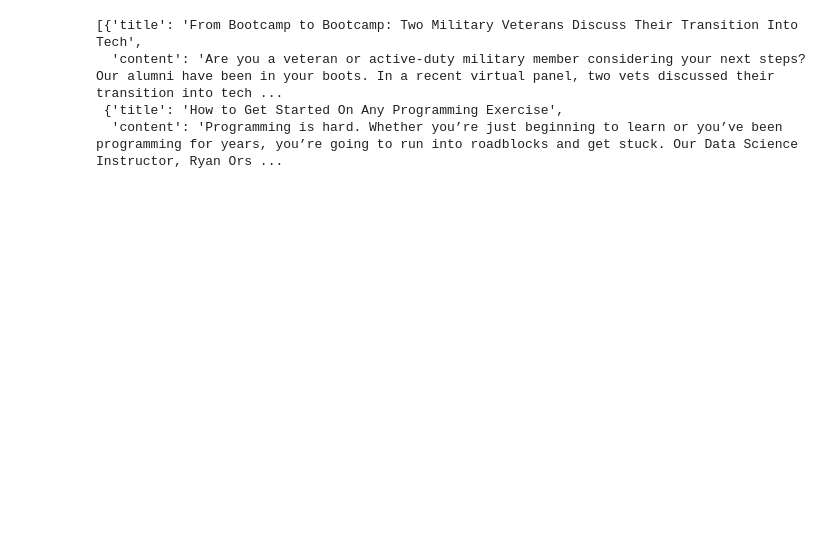
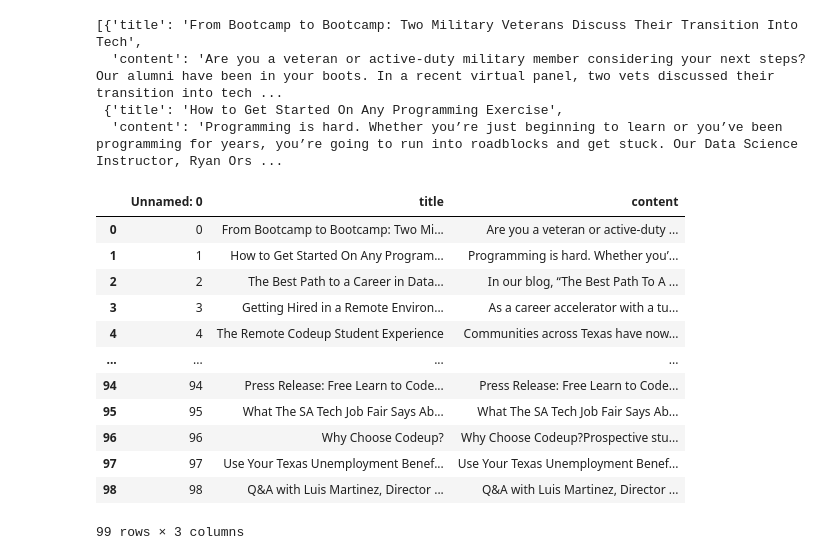
Before and after one commit to RyanMcCall/natural-language-processing, a Jupyter notebook: acquire_walkthrough.ipynb, the cells around one changed output. Saved outputs shown, nothing was run; the diff lists cells and outputs as text; code cells hidden in the pictures; blank space fills up the shorter version.

```diff
--- a/aquire_walkthrough.ipynb
+++ b/acquire_walkthrough.ipynb
@@ -248,3 +260,19 @@ articles[:2]
   'content': 'Are you a veteran or active-duty military member considering your next steps? Our alumni have been in your boots. In a recent virtual panel, two vets discussed their transition into tech ...
  {'title': 'How to Get Started On Any Programming Exercise',
   'content': 'Programming is hard. Whether you’re just beginning to learn or you’ve been programming for years, you’re going to run into roadblocks and get stuck. Our Data Science Instructor, Ryan Ors ...
+# %%
+acquire_codeup_blog.get_all_blog_articles()
+# %% [output]
+|  | Unnamed: 0 | title | content |
+| 0 | 0 | From Bootcamp to Bootcamp: Two Mi... | Are you a veteran or active-duty ... |
+| 1 | 1 | How to Get Started On Any Program... | Programming is hard. Whether you’... |
+| 2 | 2 | The Best Path to a Career in Data... | In our blog, “The Best Path To A ... |
+| 3 | 3 | Getting Hired in a Remote Environ... | As a career accelerator with a tu... |
+| 4 | 4 | The Remote Codeup Student Experience | Communities across Texas have now... |
+| ... | ... | ... | ... |
+| 94 | 94 | Press Release: Free Learn to Code... | Press Release: Free Learn to Code... |
+| 95 | 95 | What The SA Tech Job Fair Says Ab... | What The SA Tech Job Fair Says Ab... |
+| 96 | 96 | Why Choose Codeup? | Why Choose Codeup?Prospective stu... |
+| 97 | 97 | Use Your Texas Unemployment Benef... | Use Your Texas Unemployment Benef... |
+| 98 | 98 | Q&A with Luis Martinez, Director ... | Q&A with Luis Martinez, Director ... |
+99 rows × 3 columns
```
Also changed, not shown: parts of 9 cells of this notebook.
